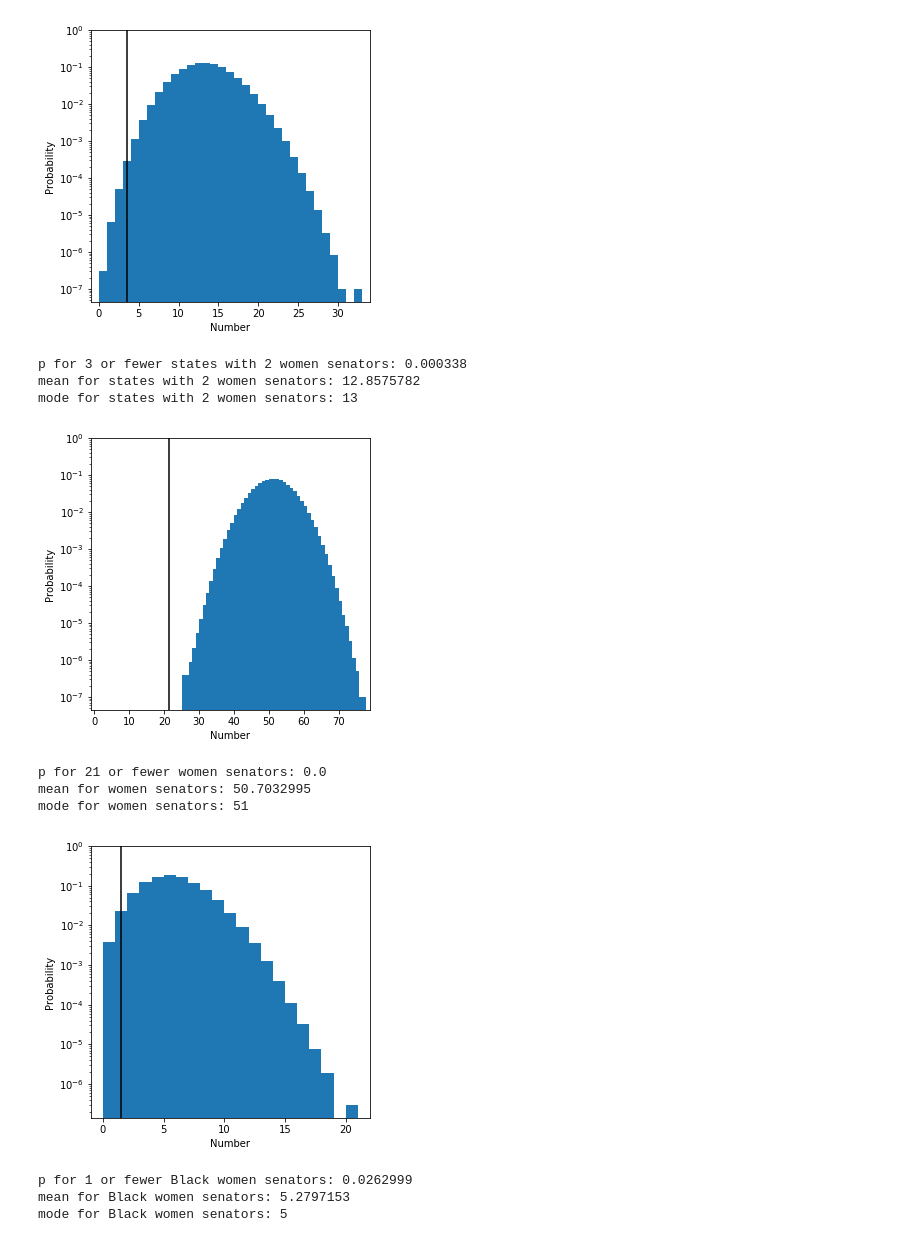
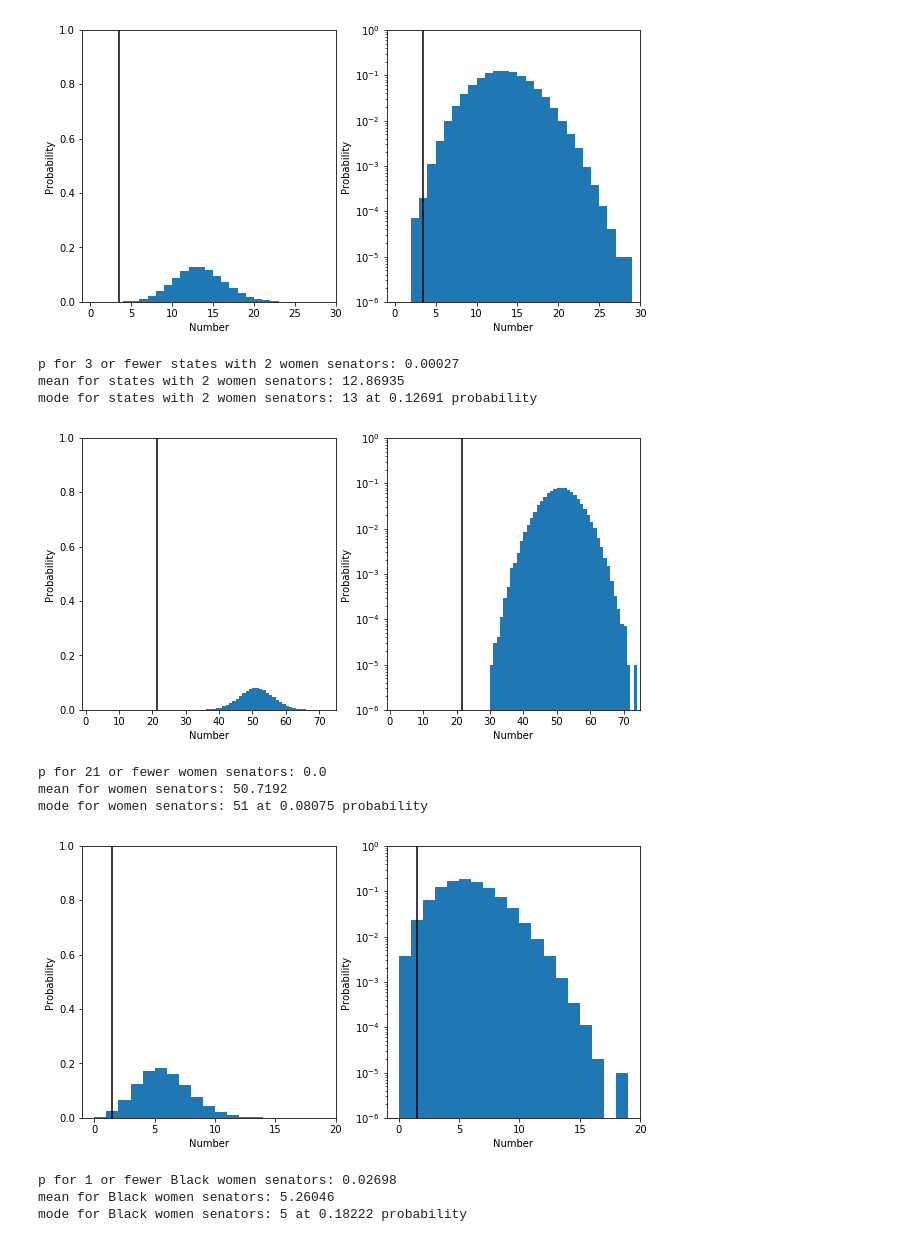
Before and after one commit to JesseLivezey/simple_senate_demographics, a Jupyter notebook: senate_demographics.ipynb, the cells around one changed output. Drawn from its saved outputs; the diff is of its cells as text; code cells hidden in the pictures.

Commit message:
updated plots

```diff
--- a/senate_demographics.ipynb
+++ b/senate_demographics.ipynb
@@ -7,8 +7,8 @@ import matplotlib.pyplot as plt
 rng = np.random.RandomState(20170720)
 data = pd.read_csv('data.csv')
 
-n_bootstrap = 10000
-repetitions = 1000
+n_bootstrap = 1000
+repetitions = 100
 # %%
 state_black = data['Fraction Black'].values
 state_woman = data['Fraction Female'].values
@@ -28,38 +28,40 @@ for ii in range(repetitions):
         n_black = np.concatenate([n_black, senate_black.sum(axis=(1, 2))])
         n_women = np.concatenate([n_women, senate_woman.sum(axis=(1, 2))])
 # %%
-def make_plot(data, reality, description):
-    f, ax = plt.subplots(1, figsize=(5, 5))
-    h, b, p = ax.hist(data, bins=np.arange(0, 101), normed=True)
-    plt.plot([reality + .5, reality + .5], [0, 1], c='black')
-    ax.set_yscale('log')
-    ax.set_ylim(None, 1)
-    ax.set_xlim(-1, data.max() + 2)
-    ax.set_xlabel('Number')
-    ax.set_ylabel('Probability')
+def make_plots(data, reality, description):
+    f, axes = plt.subplots(1, 2, figsize=(10, 5))
+    for ax in axes:
+        h, b, p = ax.hist(data, bins=np.arange(0, 101), normed=True)
+        ax.plot([reality + .5, reality + .5], [0, 1], c='black')
+        ax.set_ylim(h[h>0].min()/10., 1)
+        ax.set_xlim(-1, data.max() + 2)
+        ax.set_xlabel('Number')
+        ax.set_ylabel('Probability')
+    axes[0].set_ylim(0, 1)
+    axes[1].set_yscale('log')
     plt.show()
     print('p for {} or fewer {}: {}'.format(reality, description, np.mean(data <= reality)))
     print('mean for {}: {}'.format(description, data.mean()))
-    print('mode for {}: {}'.format(description, h.argmax()))
+    print('mode for {}: {} at {} probability'.format(description, h.argmax(), h.max()))
 # %%
-make_plot(n_states_2_women, 3, 'states with 2 women senators')
+make_plots(n_states_2_women, 3, 'states with 2 women senators')
 # %% [output]
-[figure, old version]
+[figure, new version]
-p for 3 or fewer states with 2 women senators: 0.000338
-mean for states with 2 women senators: 12.8575782
-mode for states with 2 women senators: 13
+p for 3 or fewer states with 2 women senators: 0.00027
+mean for states with 2 women senators: 12.86935
+mode for states with 2 women senators: 13 at 0.12691 probability
 # %%
-make_plot(n_women, 21, 'women senators')
+make_plots(n_women, 21, 'women senators')
 # %% [output]
-[figure, old version]
+[figure, new version]
 p for 21 or fewer women senators: 0.0
-mean for women senators: 50.7032995
-mode for women senators: 51
+mean for women senators: 50.7192
+mode for women senators: 51 at 0.08075 probability
 # %%
-make_plot(n_black_women, 1, 'Black women senators')
+make_plots(n_black_women, 1, 'Black women senators')
 # %% [output]
-[figure, old version]
+[figure, new version]
-p for 1 or fewer Black women senators: 0.0262999
-mean for Black women senators: 5.2797153
-mode for Black women senators: 5
+p for 1 or fewer Black women senators: 0.02698
+mean for Black women senators: 5.26046
+mode for Black women senators: 5 at 0.18222 probability
 # %%
```
Also changed, not shown: parts of 6 cells of this notebook.
